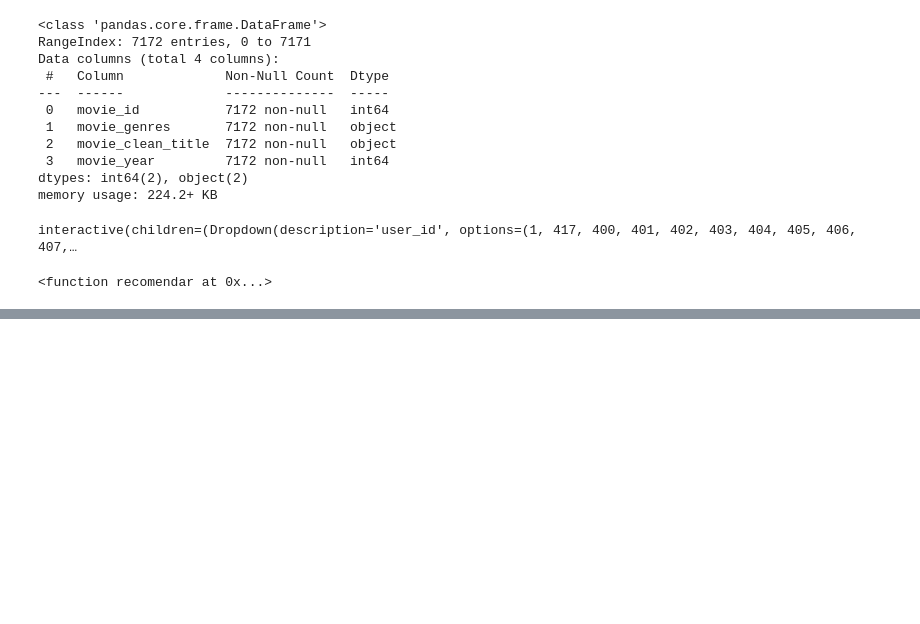
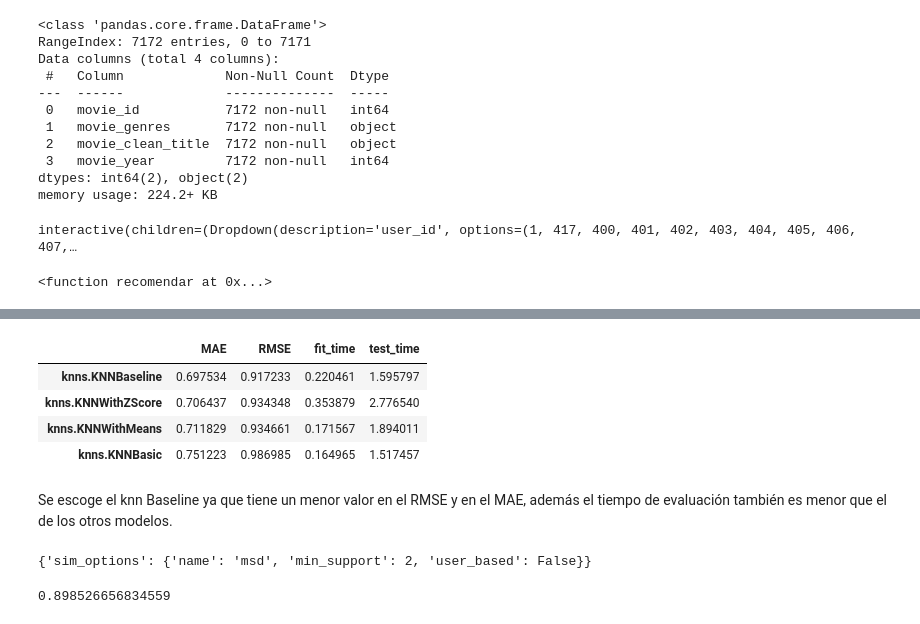
Before and after one commit to LorenaGiVa/Caso---Marketing, a Jupyter notebook: c_modelos.ipynb, the cells around one changed output, grey strips where cells are left out. Drawn from its saved outputs; the diff is of its cells as text; code cells hidden in the pictures; blank space fills up the shorter version.

```diff
--- a/c_modelos.ipynb
+++ b/c_modelos.ipynb
@@ -402,0 +446,34 @@ interactive(children=(Dropdown(description='user_id', options=(1, 417, 400, 401,
+# %%
+### datos originales en pandas
+## knn solo sirve para calificaciones explicitas
+ratings = pd.read_sql('select * from full_ratings where rating>0', conn)
+# %%
+####los datos deben ser leidos en un formato espacial para surprise
+reader = Reader(rating_scale=(0, 10)) ### la escala de la calificación
+###las columnas deben estar en orden estándar: user item rating
+data   = Dataset.load_from_df(ratings[['user_id',	'movie_id',	'rating']], reader)
+# %%
+##### Hacer una lista con los modelos
+models=[KNNBasic(),KNNWithMeans(),KNNWithZScore(),KNNBaseline()]
+results = {}
+# %%
+#### for para probar varios modelos ##########
+model=models[1]
+for model in models:
+
+    CV_scores = cross_validate(model, data, measures=["MAE","RMSE"], cv=5, n_jobs=-1)
+
+    result = pd.DataFrame.from_dict(CV_scores).mean(axis=0).\
+             rename({'test_mae':'MAE', 'test_rmse': 'RMSE'})
+    results[str(model).split("algorithms.")[1].split("object ")[0]] = result
+
+performance_df = pd.DataFrame.from_dict(results).T
+performance_df.sort_values(by='RMSE')
+# %% [output]
+|  | MAE | RMSE | fit_time | test_time |
+| knns.KNNBaseline | 0.697534 | 0.917233 | 0.220461 | 1.595797 |
+| knns.KNNWithZScore | 0.706437 | 0.934348 | 0.353879 | 2.776540 |
+| knns.KNNWithMeans | 0.711829 | 0.934661 | 0.171567 | 1.894011 |
+| knns.KNNBasic | 0.751223 | 0.986985 | 0.164965 | 1.517457 |
+# %% [markdown]
+Se escoge el knn Baseline ya que tiene un menor valor en el RMSE y en el MAE, además el tiempo de evaluación también es menor que el de los otros modelos.
@@ -402,0 +492,8 @@ interactive(children=(Dropdown(description='user_id', options=(1, 417, 400, 401,
+# %%
+gridsearchKNNWithBaseline.best_params["rmse"]
+# %% [output]
+{'sim_options': {'name': 'msd', 'min_support': 2, 'user_based': False}}
+# %%
+gridsearchKNNWithBaseline.best_score["rmse"]
+# %% [output]
+0.898526656834559
```
Also changed, not shown: parts of 10 cells of this notebook.
